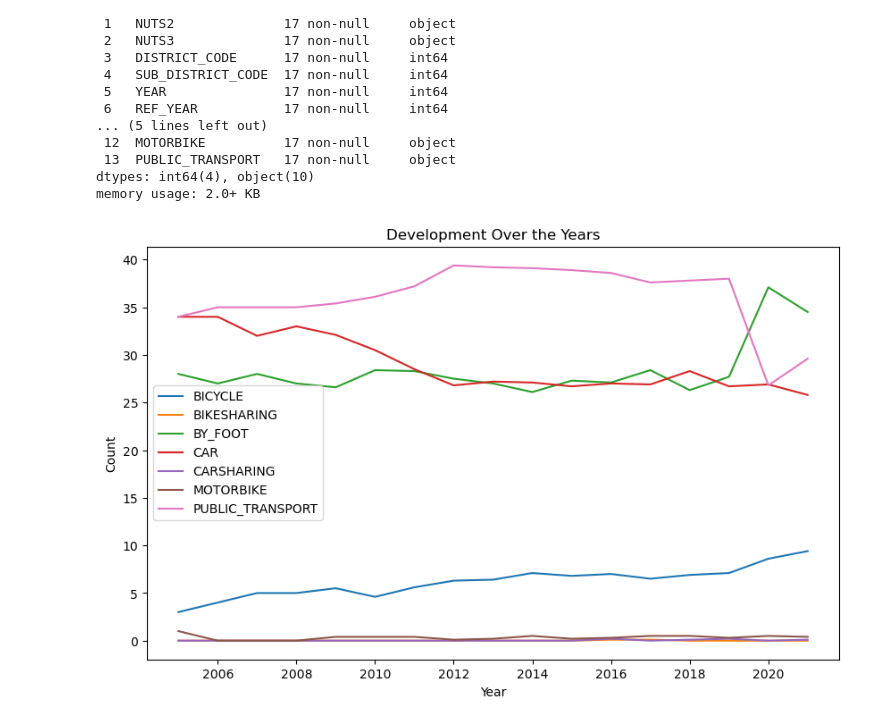
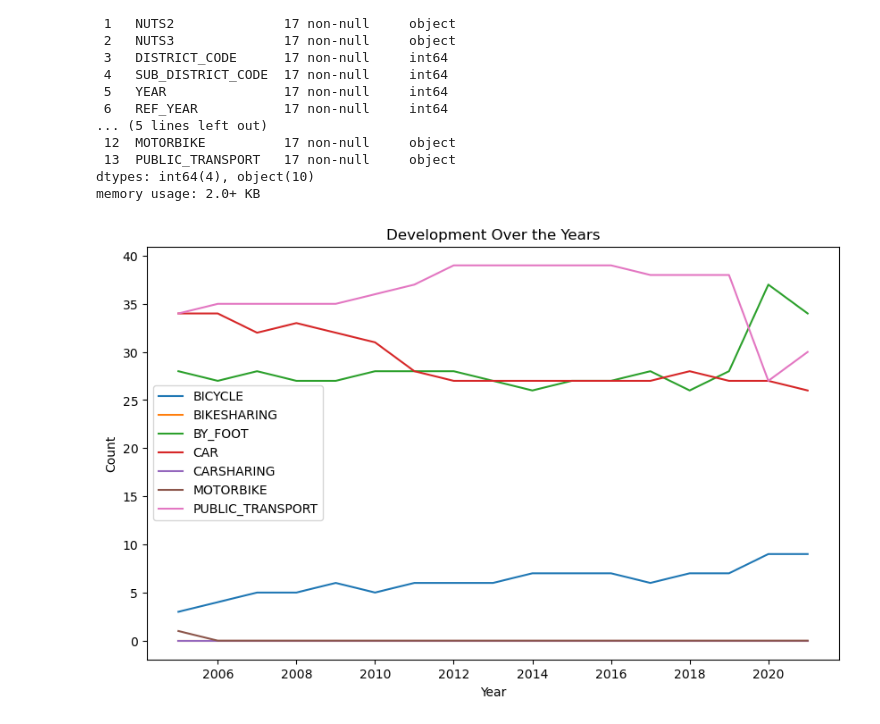
Before and after one commit to NMMRSTT/Verkehrsmittelwahl, a Jupyter notebook: EDA.ipynb, the cells around one changed output. Saved outputs shown, nothing was run; the diff lists cells and outputs as text; code cells hidden in the pictures.

```diff
--- a/EDA.ipynb
+++ b/EDA.ipynb
@@ -41,18 +41,18 @@ memory usage: 2.0+ KB
 # %%
 # Convert relevant columns to numeric types
 numeric_columns = ['BICYCLE', 'BIKESHARING', 'BY_FOOT', 'CAR', 'CARSHARING', 'MOTORBIKE', 'PUBLIC_TRANSPORT']
-df_2021[numeric_columns] = df_2021[numeric_columns].apply(lambda x: x.str.replace(',', '.')).apply(pd.to_numeric)
+df_2021[numeric_columns] = df_2021[numeric_columns].apply(lambda x: x.str.replace(',', '.')).apply(pd.to_numeric).round(0).astype(int)
 
 # Plot the development over the years
 plt.figure(figsize=(10, 6))
 
 for column in numeric_columns:
     plt.plot(df_2021['YEAR'], df_2021[column], label=column)
 
 plt.xlabel('Year')
 plt.ylabel('Count')
 plt.title('Development Over the Years')
 plt.legend()
 plt.show()
 # %% [output]
-[figure, old version]
+[figure, new version]
```
